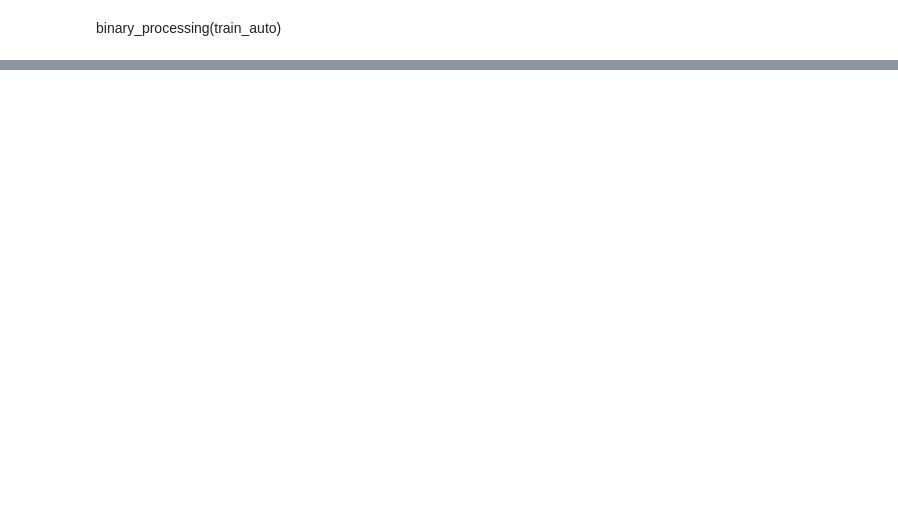
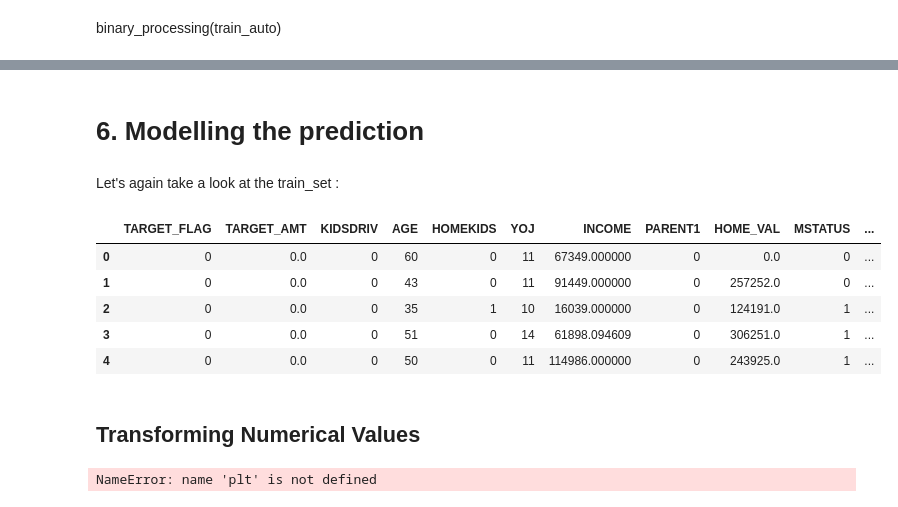
Before and after one commit to khaoulabelahsen/du_submission, a Jupyter notebook: du_submission/data_analysis.ipynb, the cells around one changed output, grey strips where cells are left out. Cells and saved outputs as stored; diff of their text form; code cells hidden in the pictures; blank space fills up the shorter version.

```diff
--- a/du_submission/data_analysis.ipynb
+++ b/du_submission/data_analysis.ipynb
@@ -239,0 +300,2 @@ train_auto = get_dummy(train_auto, ['URBANICITY', 'CAR_TYPE',, 'CAR_USE', 'JOB',
+# %%
+train_auto = get_dummy(train_auto, features_cat)
@@ -247,0 +317,3 @@ train_auto.head(3)
+# %%
+for f in features_ord:
+    train_auto[f] = train_auto[f].apply(lambda x : int(x))
@@ -290,0 +342,38 @@ sns.pairplot(train_auto)
+# %% [markdown]
+# 6. Modelling the prediction
+# %% [markdown]
+Let's again take a look at the train_set :
+# %%
+train_auto.head()
+# %% [output]
+|  | TARGET_FLAG | TARGET_AMT | KIDSDRIV | AGE | HOMEKIDS | YOJ | INCOME | PARENT1 | HOME_VAL | MSTATUS | ... |
+| 0 | 0 | 0.0 | 0 | 60 | 0 | 11 | 67349.000000 | 0 | 0.0 | 0 | ... |
+| 1 | 0 | 0.0 | 0 | 43 | 0 | 11 | 91449.000000 | 0 | 257252.0 | 0 | ... |
+| 2 | 0 | 0.0 | 0 | 35 | 1 | 10 | 16039.000000 | 0 | 124191.0 | 1 | ... |
+| 3 | 0 | 0.0 | 0 | 51 | 0 | 14 | 61898.094609 | 0 | 306251.0 | 1 | ... |
+| 4 | 0 | 0.0 | 0 | 50 | 0 | 11 | 114986.000000 | 0 | 243925.0 | 1 | ... |
+# %% [markdown]
+## Transforming Numerical Values
+# %%
+
+# Create fig object
+fig, axes = plt.subplots(2, 5, figsize=(20,8))
+
+numerical_columns = train_df_cleaned.select_dtypes(exclude=['category']).columns
+numerical_columns = list(numerical_columns)
+numerical_columns.remove('target')
+
+# Create a plot for each feature
+x,y = 0,0
+for i, column in enumerate(numerical_columns):
+
+    sns.distplot(train_df_cleaned[column], ax=axes[x,y])
+    if i < 4:
+        y += 1
+    elif i==4:
+        x = 1
+        y = 0
+    else:
+        y+=1
+# %% [output]
+NameError: name 'plt' is not defined
```
Also changed, not shown: parts of 31 cells of this notebook, 1 other file.
